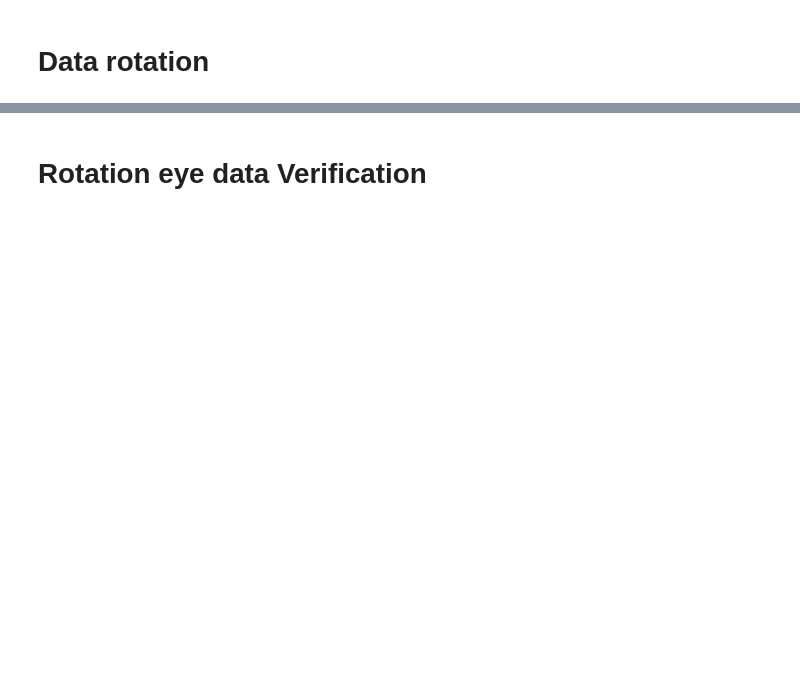
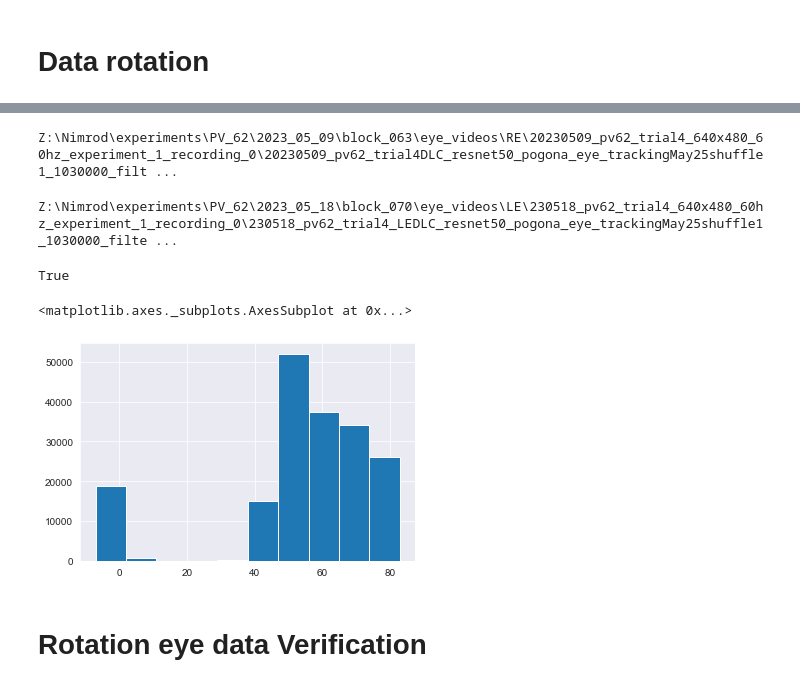
Before and after one commit to neural-electrophysiology-tool-team/Eye-Tracking-Tools, a Jupyter notebook: Block_Synchronization_pipeline_Jan24.ipynb, the cells around one changed output, grey strips where cells are left out. Drawn from its saved outputs; the diff is of its cells as text; code cells hidden in the pictures; blank space fills up the shorter version.

```diff
--- a/Block_Synchronization_pipeline_Jan24.ipynb
+++ b/Block_Synchronization_pipeline_Jan24.ipynb
@@ -341,8 +417,0 @@ got it!
-# %%
-# verify that all blocks were aligned to zero by the oe event parser:
-
-for block in block_collection:
-
-    if block.oe_events is None:
-        block.parse_open_ephys_events(align_to_zero=True, overwrite=True, auto_break_selection=True)
-    print(block.block_num, block.oe_events.Arena_TTL.min())
@@ -542,15 +538,3 @@ getting eye brigtness values for block 074...
 found a file!
 blocksync_df loaded from analysis folder
 eye_brightness_df loaded from analysis folder
-# %%
-# figure out sync viability
-def check_sync_viable(block):
-
-    video_path = block.arena_videos[-4]
-    TTLs_synced = block.oe_events.query('Arena_TTL < @block.arena_vid_last_t').iloc[-1]['Arena_TTL_frame']
-
-
-    frame_num = get_frame_count(str(video_path))
-    print(block.block_num, frame_num, TTLs_synced, frame_num - TTLs_synced)
-for block in block_collection:
-    check_sync_viable(block)
@@ -577,6 +541,6 @@ for block in block_collection:
 # %%
 for block in block_collection:
-    block.read_dlc_data()
+    block.read_dlc_data(overwrite=False, export=True)
     block.calibrate_pixel_size(10)
 # %% [output]
 eye dataframes loaded from analysis folder
@@ -602,6 +569,6 @@ bokeh_plotter([block.le_jitter_dict['top_correlation_dist'],block.re_jitter_dict
 for block in block_collection:
 #    block.get_jitter_reports(export=True, overwrite=True, remove_led_blinks=False, sort_on_loading=True)
     block.correct_jitter()
-    block.find_led_blink_frames(plot=True)
-    block.remove_led_blinks_from_eye_df(export=False)
+    block.find_led_blink_frames(plot=False)
+    block.remove_led_blinks_from_eye_df(export=True)
 # %% [output]
@@ -692,3 +651,28 @@ successfully rotated the data reference horizon to tear-ducts, created left/righ
 block.right_eye_data['phi'] = block.right_eye_data['phi'] + 90
 # %%
 block.left_eye_data['phi'] = block.left_eye_data['phi'] + 90
+# %%
+# right eye inspection after rotation
+path_to_video = [x for x in pathlib.Path(block.re_videos[0]).parent.iterdir() if '.mp4' in str(x.name) and 'DLC' in str(x.name)][0]
+print(path_to_video)
+play_video_with_ellipses_rotation_plus_major_axis(block=block,eye='right', path_to_video=str(path_to_video) ,xflip=True, transformation_matrix=block.right_rotation_matrix)
+# %% [output]
+Z:\Nimrod\experiments\PV_62\2023_05_09\block_063\eye_videos\RE\20230509_pv62_trial4_640x480_60hz_experiment_1_recording_0\20230509_pv62_trial4DLC_resnet50_pogona_eye_trackingMay25shuffle1_1030000_filt ...
+# %%
+# right eye inspection after rotation
+path_to_video = [x for x in pathlib.Path(block.le_videos[0]).parent.iterdir() if '.mp4' in str(x.name) and 'DLC' in str(x.name)][0]
+print(path_to_video)
+play_video_with_ellipses_rotation_plus_major_axis(block=block,eye='left', path_to_video=str(path_to_video) ,xflip=True, transformation_matrix=block.left_rotation_matrix)
+# %% [output]
+Z:\Nimrod\experiments\PV_62\2023_05_18\block_070\eye_videos\LE\230518_pv62_trial4_640x480_60hz_experiment_1_recording_0\230518_pv62_trial4_LEDLC_resnet50_pogona_eye_trackingMay25shuffle1_1030000_filte ...
+# %%
+# check that the major - minor axes are always the correct ones
+sum(block.right_eye_data.dropna().major_ax > block.right_eye_data.dropna().minor_ax) == len(block.right_eye_data.dropna())
+# they are, this doesn't make sense since I see jumps and switches (and my function draws the wrong axis as major on jumpy phi behavior)
+# %% [output]
+True
+# %%
+block.right_eye_data.phi.dropna().hist() # This shows that there are two distributions.. 90 degrees apart
+# %% [output]
+<matplotlib.axes._subplots.AxesSubplot at 0x...>
+[figure, added]
```
Also changed, not shown: parts of 107 cells of this notebook, 3 other files.
